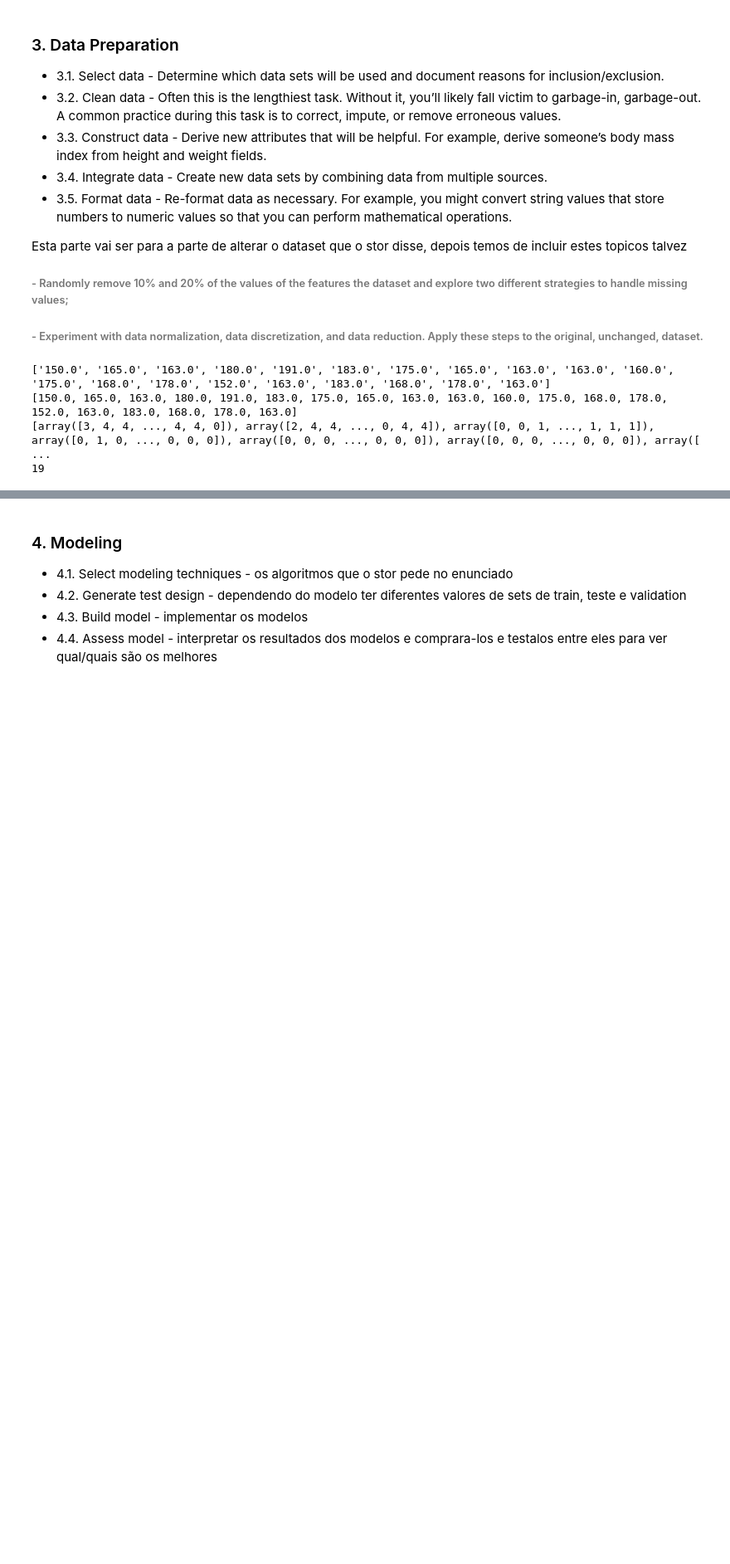
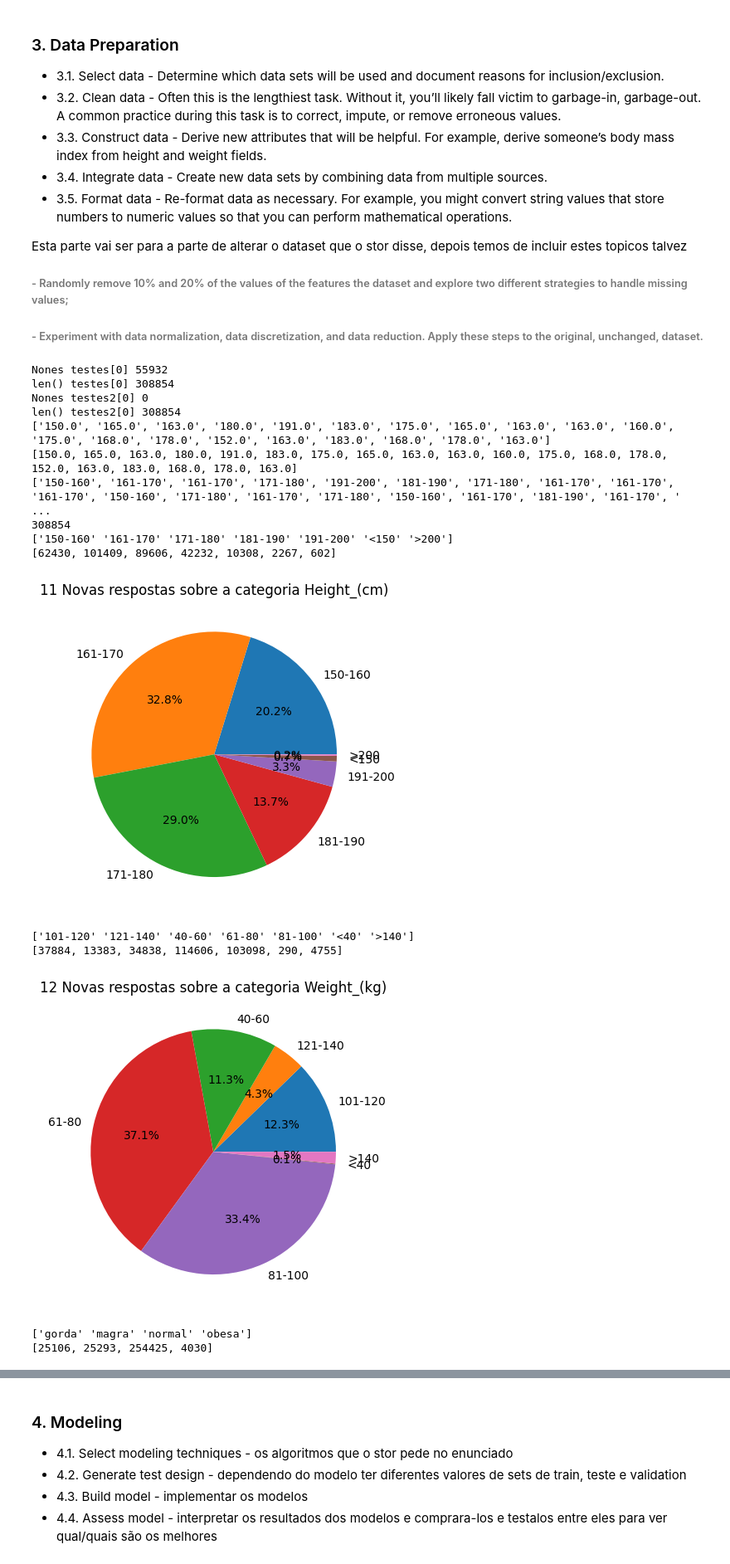
Before and after one commit to Yeshey/IAA-IntroAprendizagemAutomatica, a Jupyter notebook: FinalProject/Project.ipynb, the cells around one changed output, grey strips where cells are left out. Shown at 83% size. Drawn from its saved outputs; the diff is of its cells as text; code cells hidden in the pictures; blank space fills up the shorter version.

```diff
--- a/FinalProject/Project.ipynb
+++ b/FinalProject/Project.ipynb
@@ -185,7 +188,7 @@ from sklearn.preprocessing import LabelEncoder
 # REMOVER DADOS REMOVER DADOS REMOVER DADOS REMOVER DADOS REMOVER DADOS REMOVER DADOS REMOVER DADOS
 # REMOVER DADOS REMOVER DADOS REMOVER DADOS REMOVER DADOS REMOVER DADOS REMOVER DADOS REMOVER DADOS
 # REMOVER DADOS REMOVER DADOS REMOVER DADOS REMOVER DADOS REMOVER DADOS REMOVER DADOS REMOVER DADOS
-'''
+
 # remove os dados do dataset dado com a percentagem dada
 def remover_dados(percentagem,dataset):
 
@@ -198,6 +201,7 @@ def remover_dados(percentagem,dataset):
 
 	return dataset
 
+# testes ---------------------
 copia = datasetC.copy()
 
 testes = remover_dados(0.2,copia) # dataset com None
@@ -207,19 +211,12 @@ for i in testes[0]:
 		ok+=1
 print("Nones testes[0] "+str(ok))
 print("len() testes[0] "+str(len(testes[0])))
+# ---------------------------------------------------------------
 
-'''
-# Metodo 1 - apagar os dados
+# Metodo extra - apagar os dados
 
-''' Apagar dados, melhorar depois
-testes = testes.tolist()
 
-for i in range(len(testes)):
-	for j in range(len(testes[i])):
-		if testes[i][j] == "None":
-			for w in range(len(testes)):
-				testes[w] = np.delete(testes[w],j)'''
-'''
+
 
 # METODO 1 - Vicente, substituir pelo valor mais frequente
 
@@ -252,7 +249,7 @@ for i in testes2[0]:
 print("Nones testes2[0] "+str(ok2))
 print("len() testes2[0] "+str(len(testes2[0])))
 
-'''
+
 # METODO 2 - jonnas
 
 
@@ -382,51 +379,70 @@ copia2 = copia2.tolist()
 #testes3 = data_discretization(testes2) # dataset com Nones, substituidos por mais frequente, com data discretization
 
 testes4 = data_discretization(copia2) # dataset com data discretization
-''' graficos
-print(testes3[11][0:50])
-print(len(testes3[11]))
+#''' graficos
+print(testes4[11][0:50])
+print(len(testes4[11]))
 
-testes3 = np.array(testes3)
+testes4 = np.array(testes4)
 
 for i in [11,12,13,15,16,17,18]:
-	unicos = np.unique(testes3[i])
-	valores = [np.count_nonzero(testes3[i]==x) for x in unicos]
+	unicos = np.unique(testes4[i])
+	valores = [np.count_nonzero(testes4[i]==x) for x in unicos]
 
 	print(unicos)
 	print(valores)
 
 	plt.title(str(i)+" Novas respostas sobre a categoria "+str(categorias[i]))
 	plt.pie(valores,labels=unicos,autopct='%1.1f%%')
 	plt.show()
-'''
+
 
 
 # DATA REDUCTION - Vicente
 
-copia3 = datasetC.copy()
+#print(dataset_num) dups
+#print(len(dataset_num))
+#print(len(np.unique(dataset_num,axis=0)))
+
+# fazer modelos pra ver atributos que posso remover (0, 1 e 6 principalmente)
+
+
+# DATA NORMALIZATION - Jonnas
 
 
 
 
+# meter os dados para numeros
+
 testes4 = np.array(testes4)
-
 dataset_num = []
 
+# meter o datset para numeros para dar com os modelos
 for col in datasetC:
     try:
-        # Try converting to float
         dataset_num.append(col.astype(float))
     except ValueError:
-        # Encode categorical data
         le = LabelEncoder()
         encoded_col = le.fit_transform(col)
         dataset_num.append(encoded_col)
 
 print(dataset_num)
 print(len(dataset_num))
-dataset_num = np.array(dataset_num).T
+dataset_num = np.array(dataset_num).T # dataset com as repostas normais como está no csv
 # %% [output]
+Nones testes[0] 55932
+len() testes[0] 308854
+Nones testes2[0] 0
+len() testes2[0] 308854
 ['150.0', '165.0', '163.0', '180.0', '191.0', '183.0', '175.0', '165.0', '163.0', '163.0', '160.0', '175.0', '168.0', '178.0', '152.0', '163.0', '183.0', '168.0', '178.0', '163.0']
 [150.0, 165.0, 163.0, 180.0, 191.0, 183.0, 175.0, 165.0, 163.0, 163.0, 160.0, 175.0, 168.0, 178.0, 152.0, 163.0, 183.0, 168.0, 178.0, 163.0]
-[array([3, 4, 4, ..., 4, 4, 0]), array([2, 4, 4, ..., 0, 4, 4]), array([0, 0, 1, ..., 1, 1, 1]), array([0, 1, 0, ..., 0, 0, 0]), array([0, 0, 0, ..., 0, 0, 0]), array([0, 0, 0, ..., 0, 0, 0]), array([ ...
-19
+['150-160', '161-170', '161-170', '171-180', '191-200', '181-190', '171-180', '161-170', '161-170', '161-170', '150-160', '171-180', '161-170', '171-180', '150-160', '161-170', '181-190', '161-170', ' ...
+308854
+['150-160' '161-170' '171-180' '181-190' '191-200' '<150' '>200']
+[62430, 101409, 89606, 42232, 10308, 2267, 602]
+[figure, added]
+['101-120' '121-140' '40-60' '61-80' '81-100' '<40' '>140']
+[37884, 13383, 34838, 114606, 103098, 290, 4755]
+[figure, added]
+['gorda' 'magra' 'normal' 'obesa']
+[25106, 25293, 254425, 4030]
```
Also changed, not shown: parts of 3 cells of this notebook.
